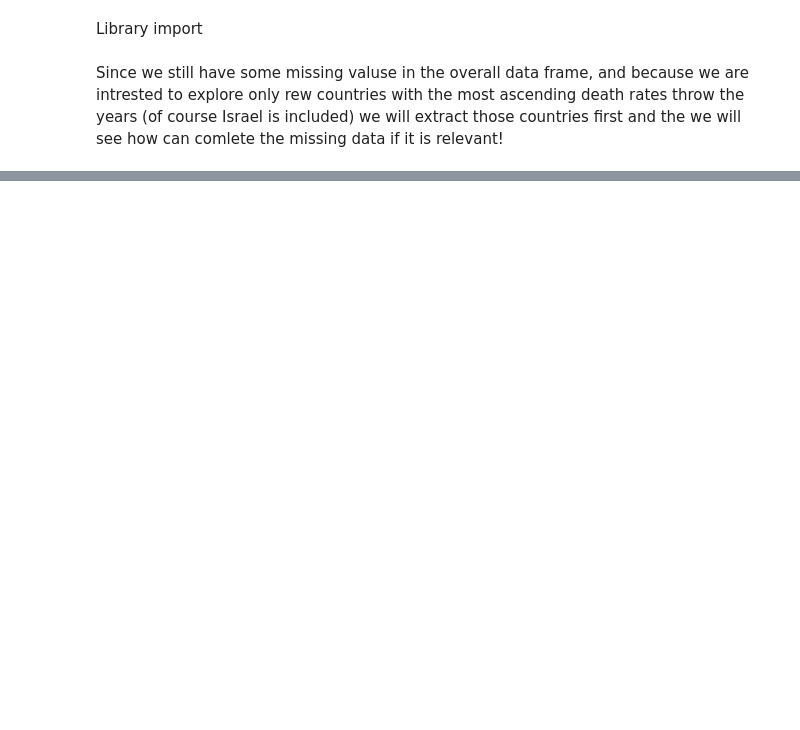
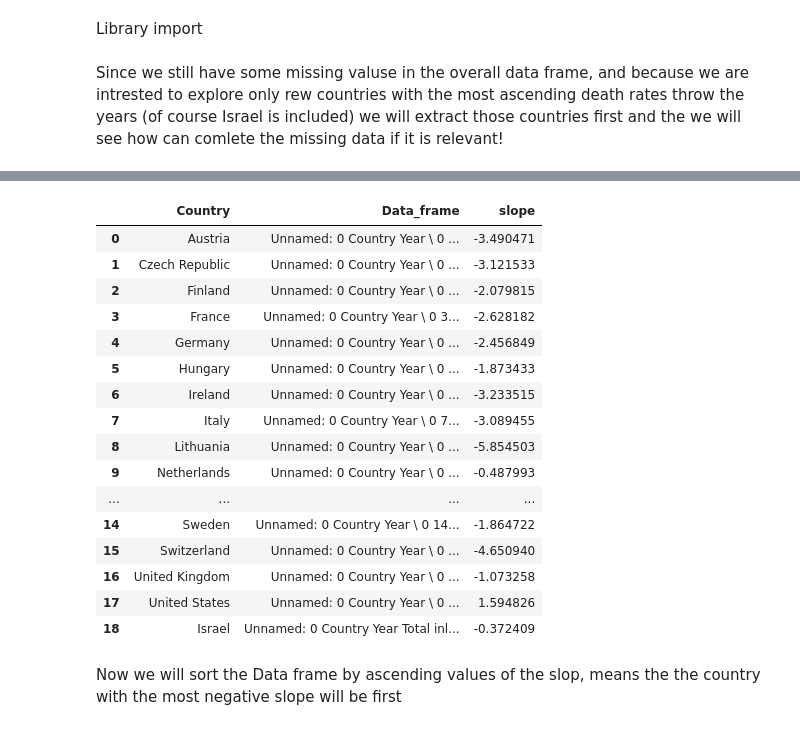
Before and after one commit to zeevSozin/data-science-project, a Jupyter notebook: EDA.ipynb, the cells around one changed output, grey strips where cells are left out. Drawn from its saved outputs; the diff is of its cells as text; code cells hidden in the pictures; blank space fills up the shorter version.

```diff
--- a/EDA.ipynb
+++ b/EDA.ipynb
@@ -28,0 +79,22 @@ tempDf
+# %%
+CountryVS_Dfs
+# %% [output]
+|  | Country | Data_frame | slope |
+| 0 | Austria | Unnamed: 0 Country Year \ 0 ... | -3.490471 |
+| 1 | Czech Republic | Unnamed: 0 Country Year \ 0 ... | -3.121533 |
+| 2 | Finland | Unnamed: 0 Country Year \ 0 ... | -2.079815 |
+| 3 | France | Unnamed: 0 Country Year \ 0 3... | -2.628182 |
+| 4 | Germany | Unnamed: 0 Country Year \ 0 ... | -2.456849 |
+| 5 | Hungary | Unnamed: 0 Country Year \ 0 ... | -1.873433 |
+| 6 | Ireland | Unnamed: 0 Country Year \ 0 ... | -3.233515 |
+| 7 | Italy | Unnamed: 0 Country Year \ 0 7... | -3.089455 |
+| 8 | Lithuania | Unnamed: 0 Country Year \ 0 ... | -5.854503 |
+| 9 | Netherlands | Unnamed: 0 Country Year \ 0 ... | -0.487993 |
+| ... | ... | ... | ... |
+| 14 | Sweden | Unnamed: 0 Country Year \ 0 14... | -1.864722 |
+| 15 | Switzerland | Unnamed: 0 Country Year \ 0 ... | -4.650940 |
+| 16 | United Kingdom | Unnamed: 0 Country Year \ 0 ... | -1.073258 |
+| 17 | United States | Unnamed: 0 Country Year \ 0 ... | 1.594826 |
+| 18 | Israel | Unnamed: 0 Country Year Total inl... | -0.372409 |
+# %% [markdown]
+Now we will sort the Data frame by ascending values of the slop, means the the country with the most negative slope will be first
```
Also changed, not shown: parts of 18 cells of this notebook, 1 other file.
